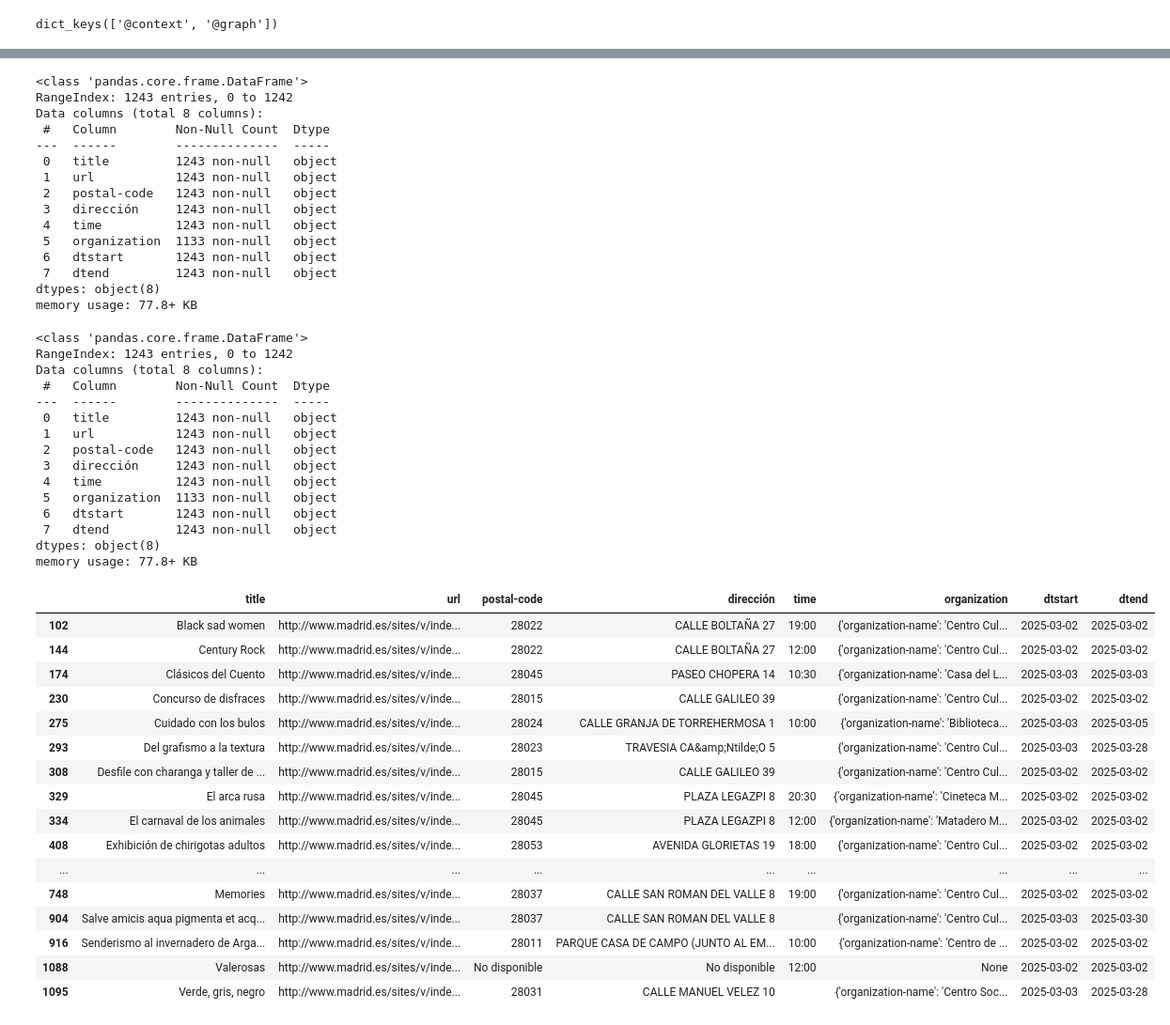
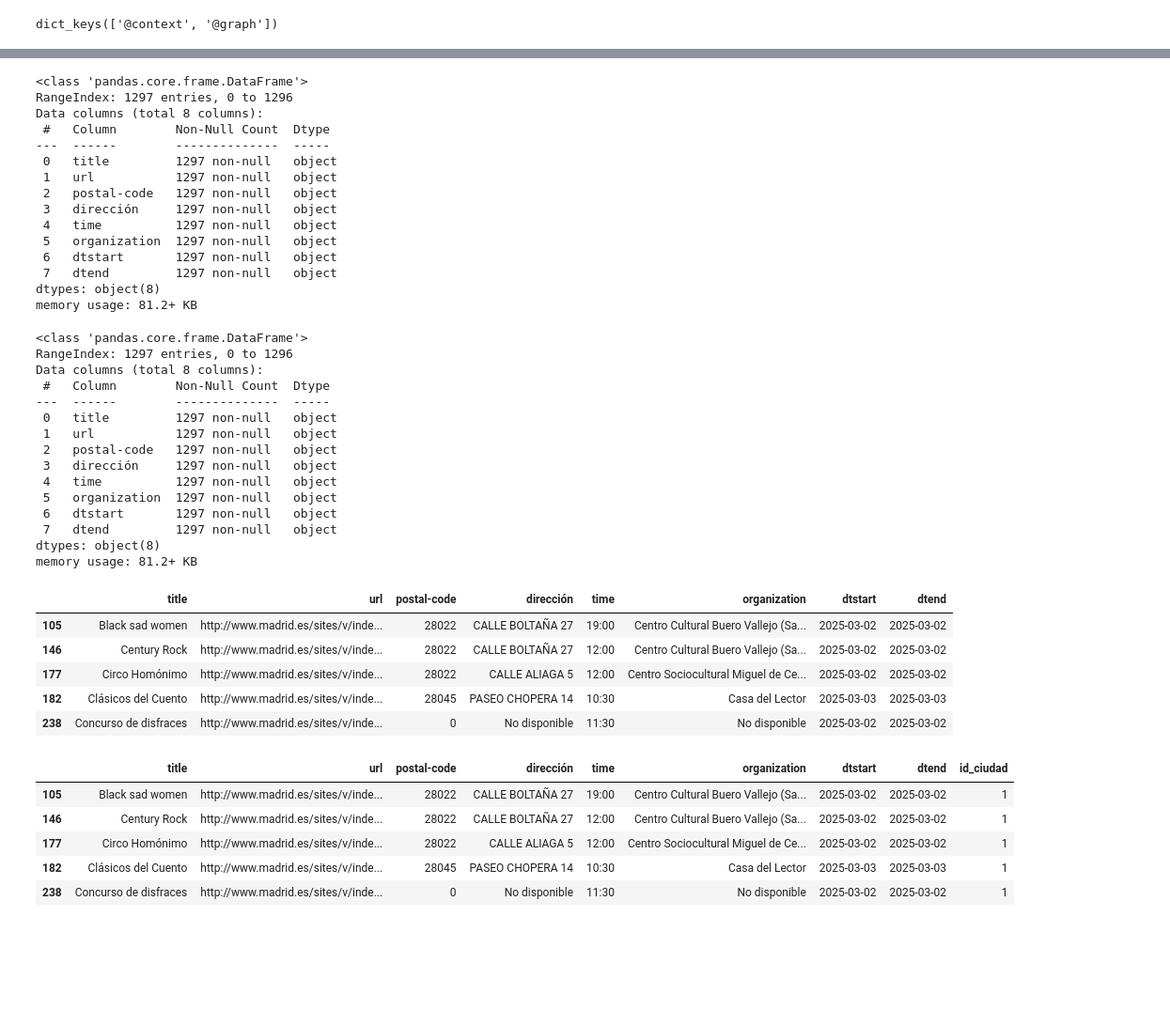
Before and after one commit to JaviG1987/Proyecto_ETL, a Jupyter notebook: jupyters/api.ipynb, the cells around one changed output, grey strips where cells are left out. Shown at 94% size. Drawn from its saved outputs; the diff is of its cells as text; code cells hidden in the pictures; blank space fills up the shorter version.

```diff
--- a/jupyters/api.ipynb
+++ b/jupyters/api.ipynb
@@ -47,10 +47,10 @@ dictio_evento = {"title": [],
 for i in lista_eventos_api:
     nombre_evento = i.get("title")
     dir_url = i.get("link")
-    cod_postal = i.get("address", {}).get("area", {}).get("postal-code", "No disponible")
+    cod_postal = i.get("address", {}).get("area", {}).get("postal-code", "0")
     direccion = i.get("address", {}).get("area", {}).get("street-address", "No disponible")
     horario = i.get ("time", "No disponible")
-    organizacion = i.get ("organization")
+    organizacion = i.get ("organization", {}).get("organization-name", "No disponible")
     dtstart = i.get("dtstart")
     dtend = i.get ("dtend")
 
@@ -77,67 +77,66 @@ df_eventos.head()
 df_eventos.info()
 # %% [output]
 <class 'pandas.core.frame.DataFrame'>
-RangeIndex: 1243 entries, 0 to 1242
+RangeIndex: 1297 entries, 0 to 1296
 Data columns (total 8 columns):
  #   Column        Non-Null Count  Dtype
 ---  ------        --------------  -----
- 0   title         1243 non-null   object
- 1   url           1243 non-null   object
- 2   postal-code   1243 non-null   object
- 3   dirección     1243 non-null   object
- 4   time          1243 non-null   object
- 5   organization  1133 non-null   object
- 6   dtstart       1243 non-null   object
- 7   dtend         1243 non-null   object
+ 0   title         1297 non-null   object
+ 1   url           1297 non-null   object
+ 2   postal-code   1297 non-null   object
+ 3   dirección     1297 non-null   object
+ 4   time          1297 non-null   object
+ 5   organization  1297 non-null   object
+ 6   dtstart       1297 non-null   object
+ 7   dtend         1297 non-null   object
 dtypes: object(8)
-memory usage: 77.8+ KB
+memory usage: 81.2+ KB
 # %%
 df_eventos["dtstart"] = pd.to_datetime (df_eventos["dtstart"]).dt.date
 df_eventos["dtend"] = pd.to_datetime (df_eventos["dtend"]).dt.date
 df_eventos.info()
 # %% [output]
 <class 'pandas.core.frame.DataFrame'>
-RangeIndex: 1243 entries, 0 to 1242
+RangeIndex: 1297 entries, 0 to 1296
 Data columns (total 8 columns):
  #   Column        Non-Null Count  Dtype
 ---  ------        --------------  -----
- 0   title         1243 non-null   object
- 1   url           1243 non-null   object
- 2   postal-code   1243 non-null   object
- 3   dirección     1243 non-null   object
- 4   time          1243 non-null   object
- 5   organization  1133 non-null   object
- 6   dtstart       1243 non-null   object
- 7   dtend         1243 non-null   object
+ 0   title         1297 non-null   object
+ 1   url           1297 non-null   object
+ 2   postal-code   1297 non-null   object
+ 3   dirección     1297 non-null   object
+ 4   time          1297 non-null   object
+ 5   organization  1297 non-null   object
+ 6   dtstart       1297 non-null   object
+ 7   dtend         1297 non-null   object
 dtypes: object(8)
-memory usage: 77.8+ KB
+memory usage: 81.2+ KB
 # %%
 fecha_inicio = datetime(2025, 3, 2, 0, 0, 0)
 fecha_fin = datetime(2025, 3, 3, 23, 59, 59)
 # %%
 eventos_fechas = []
 for _, row in df_eventos.iterrows():
     dtstart_formato = pd.to_datetime(row["dtstart"])
     if fecha_inicio <= dtstart_formato <= fecha_fin:
         eventos_fechas.append(row[["title", "url", "postal-code", "dirección", "time", "organization", "dtstart","dtend"]])
 
 df_eventos_fechas = pd.DataFrame(eventos_fechas)
-df_eventos_fechas
+df_eventos_fechas.head()
 # %% [output]
 |  | title | url | postal-code | dirección | time | organization | dtstart | dtend |
-| 102 | Black sad women | http://www.madrid.es/sites/v/inde... | 28022 | CALLE BOLTAÑA 27 | 19:00 | {'organization-name': 'Centro Cul... | 2025-03-02 | 2025-03-02 |
-| 144 | Century Rock | http://www.madrid.es/sites/v/inde... | 28022 | CALLE BOLTAÑA 27 | 12:00 | {'organization-name': 'Centro Cul... | 2025-03-02 | 2025-03-02 |
-| 174 | Clásicos del Cuento | http://www.madrid.es/sites/v/inde... | 28045 | PASEO CHOPERA 14 | 10:30 | {'organization-name': 'Casa del L... | 2025-03-03 | 2025-03-03 |
-| 230 | Concurso de disfraces | http://www.madrid.es/sites/v/inde... | 28015 | CALLE GALILEO 39 |  | {'organization-name': 'Centro Cul... | 2025-03-02 | 2025-03-02 |
-| 275 | Cuidado con los bulos | http://www.madrid.es/sites/v/inde... | 28024 | CALLE GRANJA DE TORREHERMOSA 1 | 10:00 | {'organization-name': 'Biblioteca... | 2025-03-03 | 2025-03-05 |
-| 293 | Del grafismo a la textura | http://www.madrid.es/sites/v/inde... | 28023 | TRAVESIA CA&amp;Ntilde;O 5 |  | {'organization-name': 'Centro Cul... | 2025-03-03 | 2025-03-28 |
-| 308 | Desfile con charanga y taller de ... | http://www.madrid.es/sites/v/inde... | 28015 | CALLE GALILEO 39 |  | {'organization-name': 'Centro Cul... | 2025-03-02 | 2025-03-02 |
-| 329 | El arca rusa | http://www.madrid.es/sites/v/inde... | 28045 | PLAZA LEGAZPI 8 | 20:30 | {'organization-name': 'Cineteca M... | 2025-03-02 | 2025-03-02 |
-| 334 | El carnaval de los animales | http://www.madrid.es/sites/v/inde... | 28045 | PLAZA LEGAZPI 8 | 12:00 | {'organization-name': 'Matadero M... | 2025-03-02 | 2025-03-02 |
-| 408 | Exhibición de chirigotas adultos | http://www.madrid.es/sites/v/inde... | 28053 | AVENIDA GLORIETAS 19 | 18:00 | {'organization-name': 'Centro Cul... | 2025-03-02 | 2025-03-02 |
-| ... | ... | ... | ... | ... | ... | ... | ... | ... |
-| 748 | Memories | http://www.madrid.es/sites/v/inde... | 28037 | CALLE SAN ROMAN DEL VALLE 8 | 19:00 | {'organization-name': 'Centro Cul... | 2025-03-02 | 2025-03-02 |
-| 904 | Salve amicis aqua pigmenta et acq... | http://www.madrid.es/sites/v/inde... | 28037 | CALLE SAN ROMAN DEL VALLE 8 |  | {'organization-name': 'Centro Cul... | 2025-03-03 | 2025-03-30 |
-| 916 | Senderismo al invernadero de Arga... | http://www.madrid.es/sites/v/inde... | 28011 | PARQUE CASA DE CAMPO (JUNTO AL EM... | 10:00 | {'organization-name': 'Centro de ... | 2025-03-02 | 2025-03-02 |
-| 1088 | Valerosas | http://www.madrid.es/sites/v/inde... | No disponible | No disponible | 12:00 | None | 2025-03-02 | 2025-03-02 |
-| 1095 | Verde, gris, negro | http://www.madrid.es/sites/v/inde... | 28031 | CALLE MANUEL VELEZ 10 |  | {'organization-name': 'Centro Soc... | 2025-03-03 | 2025-03-28 |
+| 105 | Black sad women | http://www.madrid.es/sites/v/inde... | 28022 | CALLE BOLTAÑA 27 | 19:00 | Centro Cultural Buero Vallejo (Sa... | 2025-03-02 | 2025-03-02 |
+| 146 | Century Rock | http://www.madrid.es/sites/v/inde... | 28022 | CALLE BOLTAÑA 27 | 12:00 | Centro Cultural Buero Vallejo (Sa... | 2025-03-02 | 2025-03-02 |
+| 177 | Circo Homónimo | http://www.madrid.es/sites/v/inde... | 28022 | CALLE ALIAGA 5 | 12:00 | Centro Sociocultural Miguel de Ce... | 2025-03-02 | 2025-03-02 |
+| 182 | Clásicos del Cuento | http://www.madrid.es/sites/v/inde... | 28045 | PASEO CHOPERA 14 | 10:30 | Casa del Lector | 2025-03-03 | 2025-03-03 |
+| 238 | Concurso de disfraces | http://www.madrid.es/sites/v/inde... | 0 | No disponible | 11:30 | No disponible | 2025-03-02 | 2025-03-02 |
+# %%
+df_eventos_fechas ["id_ciudad"] = 1
+df_eventos_fechas.head()
+# %% [output]
+|  | title | url | postal-code | dirección | time | organization | dtstart | dtend | id_ciudad |
+| 105 | Black sad women | http://www.madrid.es/sites/v/inde... | 28022 | CALLE BOLTAÑA 27 | 19:00 | Centro Cultural Buero Vallejo (Sa... | 2025-03-02 | 2025-03-02 | 1 |
+| 146 | Century Rock | http://www.madrid.es/sites/v/inde... | 28022 | CALLE BOLTAÑA 27 | 12:00 | Centro Cultural Buero Vallejo (Sa... | 2025-03-02 | 2025-03-02 | 1 |
+| 177 | Circo Homónimo | http://www.madrid.es/sites/v/inde... | 28022 | CALLE ALIAGA 5 | 12:00 | Centro Sociocultural Miguel de Ce... | 2025-03-02 | 2025-03-02 | 1 |
+| 182 | Clásicos del Cuento | http://www.madrid.es/sites/v/inde... | 28045 | PASEO CHOPERA 14 | 10:30 | Casa del Lector | 2025-03-03 | 2025-03-03 | 1 |
+| 238 | Concurso de disfraces | http://www.madrid.es/sites/v/inde... | 0 | No disponible | 11:30 | No disponible | 2025-03-02 | 2025-03-02 | 1 |
```
Also changed, not shown: parts of 8 cells of this notebook, 9 other files.
